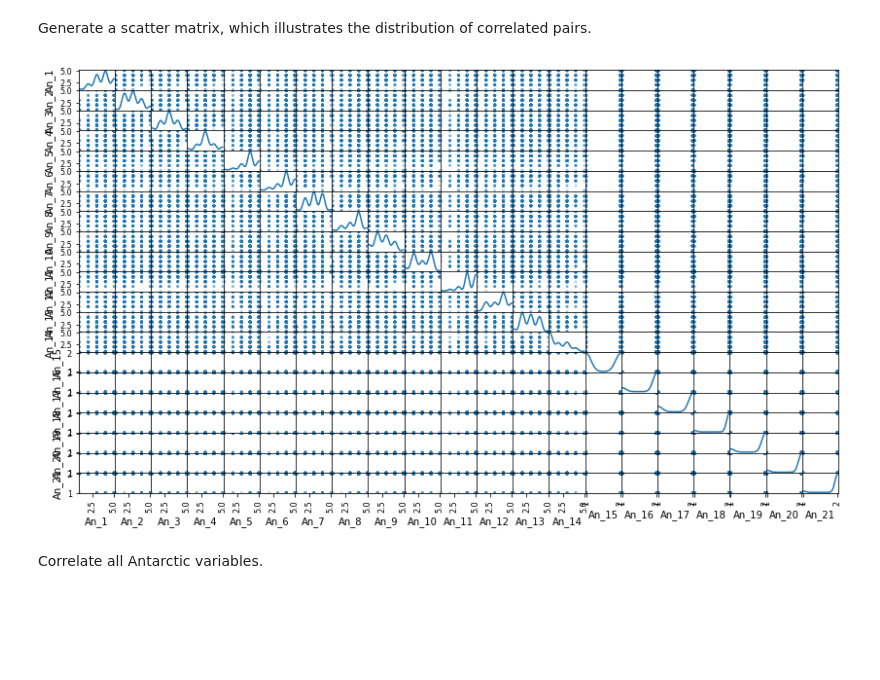
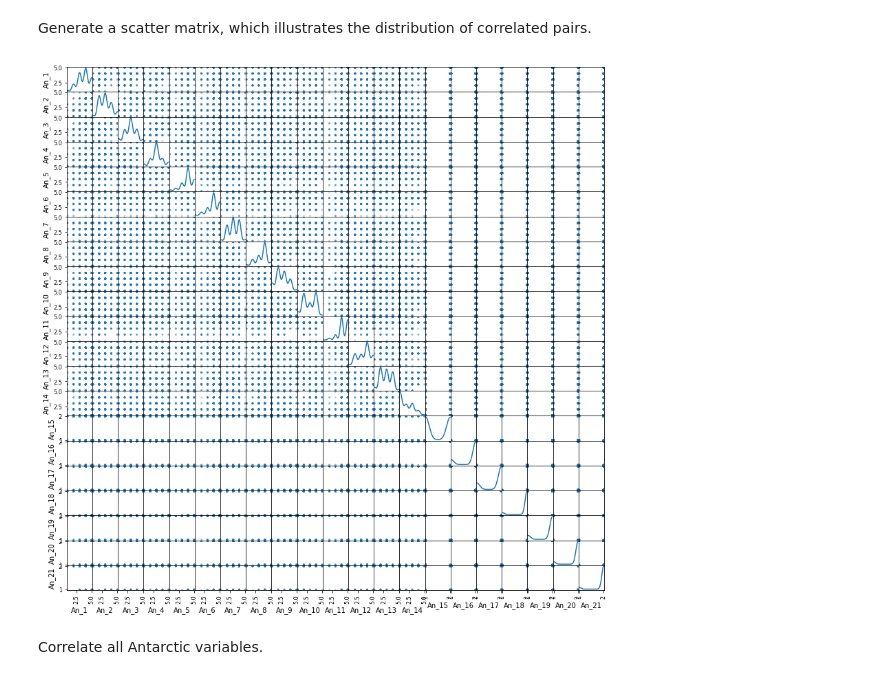
Before and after one commit to liammagee/data-analytics, a Jupyter notebook: CoS.ipynb, the cells around one changed output. Drawn from its saved outputs; the diff is of its cells as text; code cells hidden in the pictures; blank space fills up the shorter version.

```diff
--- a/CoS.ipynb
+++ b/CoS.ipynb
@@ -334,10 +334,10 @@ cols_to_correlate = ['An_1', 'An_2', 'An_3', 'An_4', 'An_5', 'An_6',
 Generate a scatter matrix, which illustrates the distribution of correlated pairs.
 # %%
 # From https://stackoverflow.com/questions/29432629/correlation-matrix-using-pandas
-sm = pd.plotting.scatter_matrix(ds.data[cols_to_correlate], alpha = 0.3, figsize = (14,8), diagonal = 'kde')
+sm = pd.plotting.scatter_matrix(ds.data[cols_to_correlate], alpha = 0.3, figsize = (18,15), diagonal = 'kde')
 sm;
 # %% [output]
-[figure, old version]
+[figure, new version]
 # %% [markdown]
 Correlate all Antarctic variables.
 # %%
```
Also changed, not shown: parts of 3 cells of this notebook.
